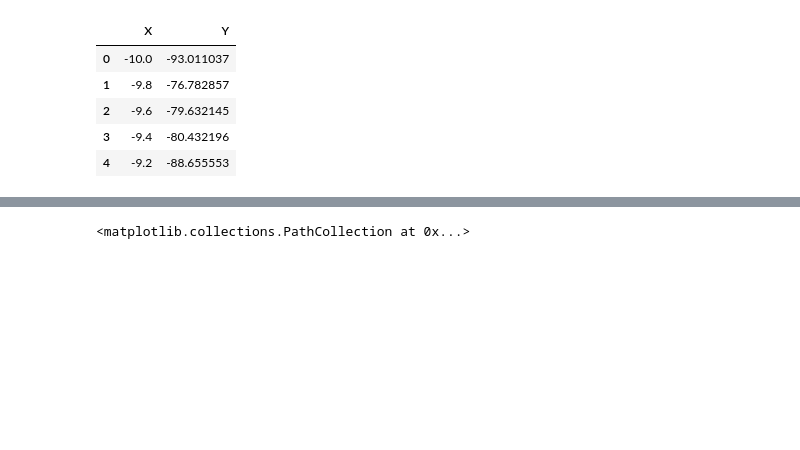
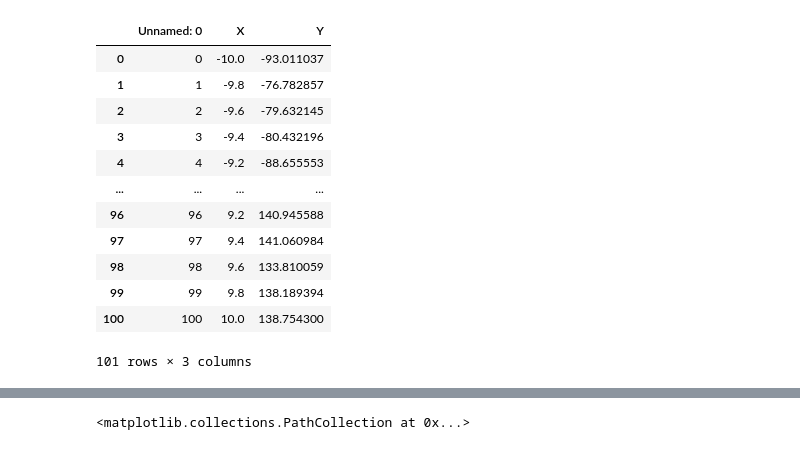
Before and after one commit to Sabyadexter/GSITI_ML, a Jupyter notebook: SingleVar_Lin_NonLin_Regression.ipynb, the cells around one changed output, grey strips where cells are left out. Cells and saved outputs as stored; diff of their text form; code cells hidden in the pictures; blank space fills up the shorter version.

```diff
--- a/SingleVar_Lin_NonLin_Regression.ipynb
+++ b/SingleVar_Lin_NonLin_Regression.ipynb
@@ -3,13 +10,19 @@ import numpy as np
 import pandas as pd
 import matplotlib.pyplot as plt
 # %%
-df=pd.read_csv('Linear_data.csv')       # Read data
-df = df.drop(df.columns[[0]], axis=1)
-df.head()
+df=pd.read_csv('Linear_data.csv')
+df
 # %% [output]
-|  | X | Y |
-| 0 | -10.0 | -93.011037 |
-| 1 | -9.8 | -76.782857 |
-| 2 | -9.6 | -79.632145 |
-| 3 | -9.4 | -80.432196 |
-| 4 | -9.2 | -88.655553 |
+|  | Unnamed: 0 | X | Y |
+| 0 | 0 | -10.0 | -93.011037 |
+| 1 | 1 | -9.8 | -76.782857 |
+| 2 | 2 | -9.6 | -79.632145 |
+| 3 | 3 | -9.4 | -80.432196 |
+| 4 | 4 | -9.2 | -88.655553 |
+| ... | ... | ... | ... |
+| 96 | 96 | 9.2 | 140.945588 |
+| 97 | 97 | 9.4 | 141.060984 |
+| 98 | 98 | 9.6 | 133.810059 |
+| 99 | 99 | 9.8 | 138.189394 |
+| 100 | 100 | 10.0 | 138.754300 |
+101 rows × 3 columns
```
Also changed, not shown: parts of 17 cells of this notebook.
